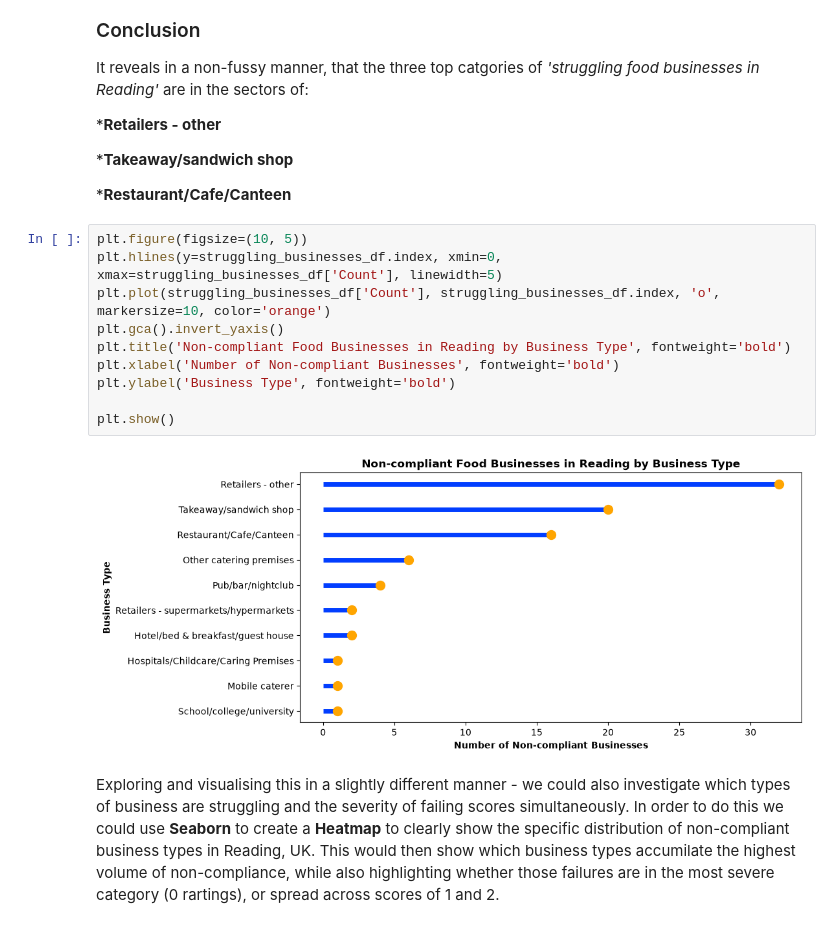
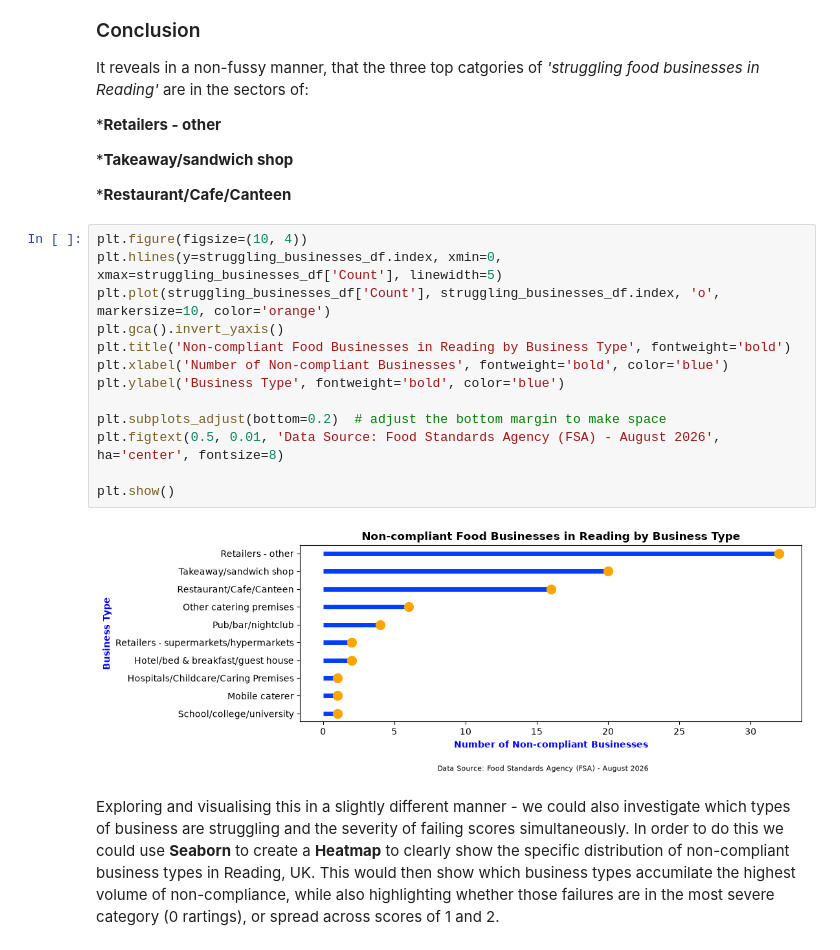
Before and after one commit to danb160/reading_food_hygiene_analysis, a Jupyter notebook: jupyter_notebooks/rfh_analysis_and_visualisations.ipynb, the cells around one changed output. Saved outputs shown, nothing was run; the diff lists cells and outputs as text.

```diff
--- a/jupyter_notebooks/rfh_analysis_and_visualisations.ipynb
+++ b/jupyter_notebooks/rfh_analysis_and_visualisations.ipynb
@@ -261,17 +261,20 @@ It reveals in a non-fussy manner, that the three top catgories of *'struggling f
 
 ***Restaurant/Cafe/Canteen**
 # %%
-plt.figure(figsize=(10, 5))
+plt.figure(figsize=(10, 4))
 plt.hlines(y=struggling_businesses_df.index, xmin=0, xmax=struggling_businesses_df['Count'], linewidth=5)
 plt.plot(struggling_businesses_df['Count'], struggling_businesses_df.index, 'o', markersize=10, color='orange')
 plt.gca().invert_yaxis()
 plt.title('Non-compliant Food Businesses in Reading by Business Type', fontweight='bold')
-plt.xlabel('Number of Non-compliant Businesses', fontweight='bold')
-plt.ylabel('Business Type', fontweight='bold')
+plt.xlabel('Number of Non-compliant Businesses', fontweight='bold', color='blue')
+plt.ylabel('Business Type', fontweight='bold', color='blue')
+
+plt.subplots_adjust(bottom=0.2)  # adjust the bottom margin to make space
+plt.figtext(0.5, 0.01, 'Data Source: Food Standards Agency (FSA) - August 2026', ha='center', fontsize=8)
 
 plt.show()
 # %% [output]
-[figure, old version]
+[figure, new version]
 # %% [markdown]
 Exploring and visualising this in a slightly different manner - we could also investigate which types of business are struggling and the severity of failing scores simultaneously.
 In order to do this we could use **Seaborn** to create a **Heatmap** to clearly show the specific distribution of non-compliant business types in Reading, UK.
```
Also changed, not shown: parts of 6 cells of this notebook.
